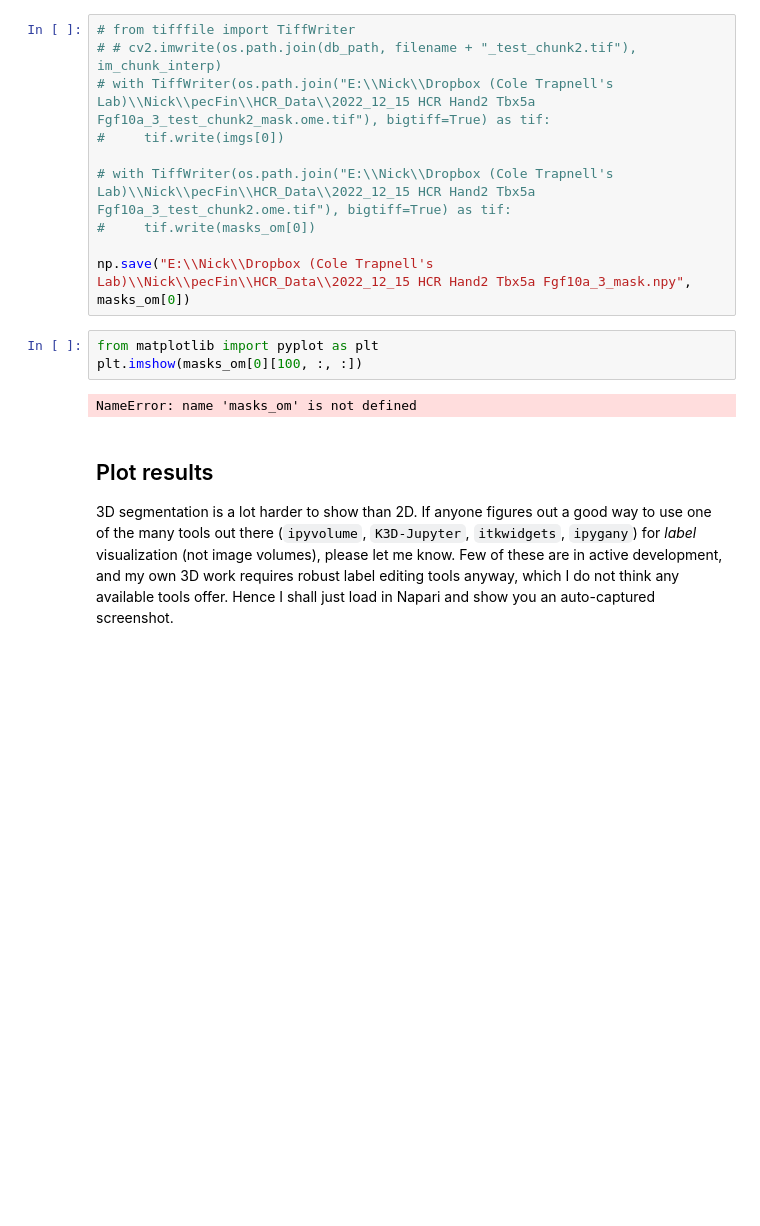
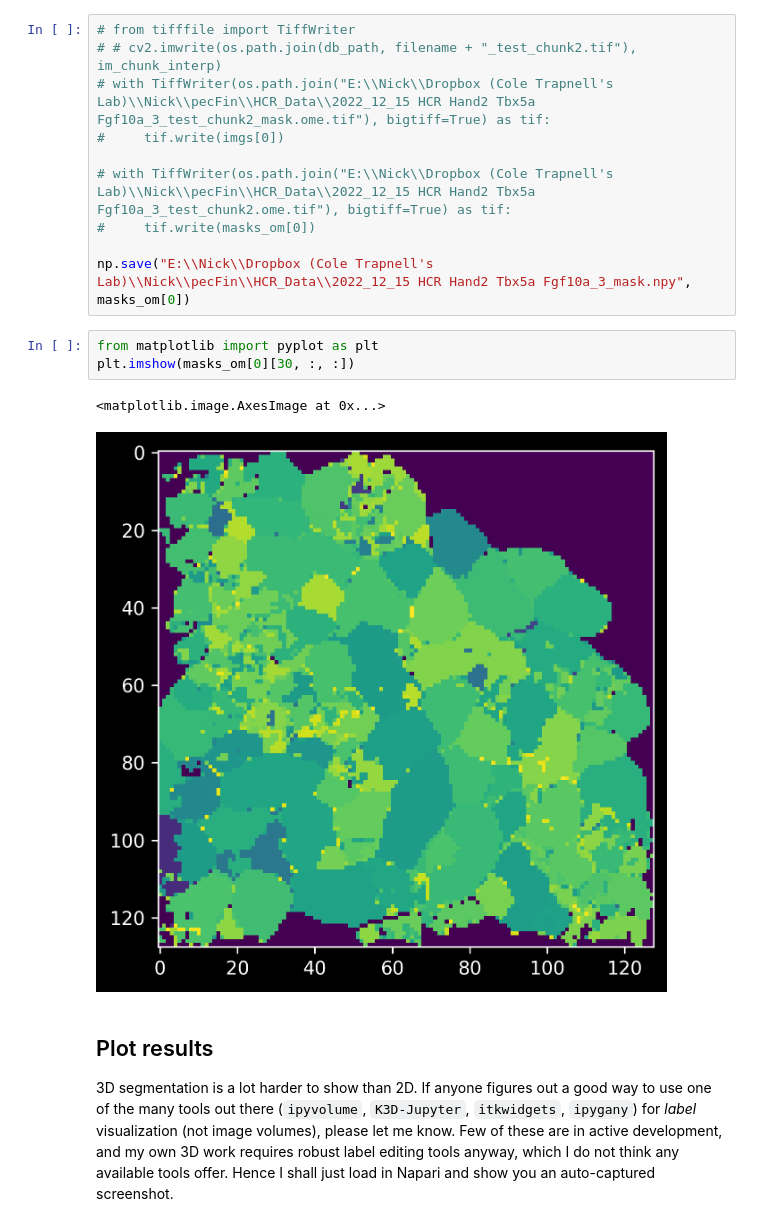
Before and after one commit to nlammers371/pecFin, a Jupyter notebook: notebooks/omni_mono_channel_3D.ipynb, the cells around one changed output. Saved outputs shown, nothing was run; the diff lists cells and outputs as text; blank space fills up the shorter version.

```diff
--- a/notebooks/omni_mono_channel_3D.ipynb
+++ b/notebooks/omni_mono_channel_3D.ipynb
@@ -146,9 +159,10 @@ dP_ times 10 for >2d, still experimenting
 np.save("E:\\Nick\\Dropbox (Cole Trapnell's Lab)\\Nick\\pecFin\\HCR_Data\\2022_12_15 HCR Hand2 Tbx5a Fgf10a_3_mask.npy", masks_om[0])
 # %%
 from matplotlib import pyplot as plt
-plt.imshow(masks_om[0][100, :, :])
+plt.imshow(masks_om[0][30, :, :])
 # %% [output]
-NameError: name 'masks_om' is not defined
+<matplotlib.image.AxesImage at 0x...>
+[figure, added]
 # %% [markdown]
 ## Plot results
 3D segmentation is a lot harder to show than 2D. If anyone figures out a good way to use one of the many tools out there (`ipyvolume`, `K3D-Jupyter`, `itkwidgets`, `ipygany`) for *label* visualization (not image volumes), please let me know. Few of these are in active development, and my own 3D work requires robust label editing tools anyway, which I do not think any available tools offer. Hence I shall just load in Napari and show you an auto-captured screenshot.
```
Also changed, not shown: parts of 5 cells of this notebook, 1 other file.
